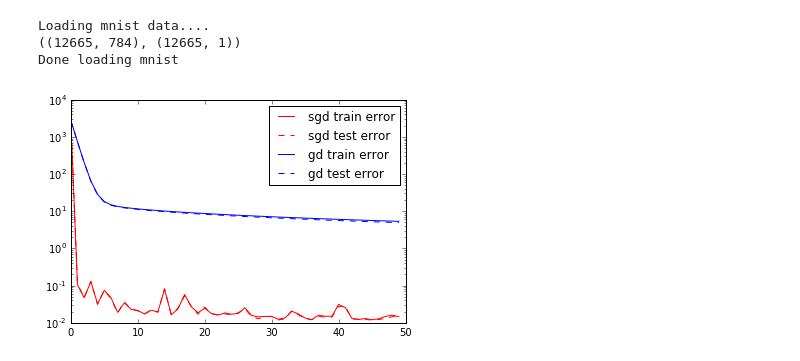
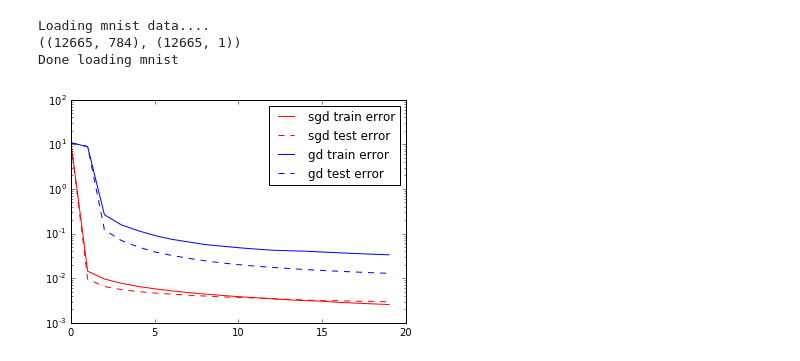
Before and after one commit to agnusmaximus/snippets, a Jupyter notebook: gd.ipynb, the cells around one changed output. Drawn from its saved outputs; the diff is of its cells as text; code cells hidden in the pictures.

```diff
--- a/gd.ipynb
+++ b/gd.ipynb
@@ -64,7 +64,7 @@ def GD(X, y, X_test, y_test, gd_w, compute_gradient, compute_loss, n_iters=100,
         test_losses.append(test_loss)
 
         gradient = compute_gradient(X, y, gd_w)
-        gd_w = gd_w - gd_gamma * gradient
+        gd_w = gd_w - gd_gamma * gradient/X.shape[0]
     return train_losses, test_losses
 # %% [markdown]
 
@@ -171,13 +172,19 @@ d = 20;
 n = 2000;
 n_test = 100;
 X, y, X_test, y_test = GenerateGaussianLogisticRegressionDataset(n, d, n_test, sparsity=.8)
+T = 200
 
 # Initial models for both sgd and gd are the same
 gd_w = np.mat(np.random.rand(d,1))
 sgd_w = gd_w
 
 def hyp(theta, x):
-    return float(1 / (1 + np.exp(-x.dot(theta))))
+    r = float(1 / (1 + np.exp(-x.dot(theta))))
+    if r == 0:
+        return 1e-10
+    if r == 1:
+        return 1 - 1e-10
+    return r
 
 def ComputeLoss(X, y, theta):
     loss = 0
@@ -192,7 +199,7 @@ def GradientAtDatapoint(weights, datapoint_weights, datapoint_label):
 
 def ComputeGradient(X, y, w):
     h = np.matrix([[hyp(w, x)] for x in X])
-    gd_grad = (X.T * (h-y))/n
+    gd_grad = (X.T * (h-y))
     return gd_grad
 
 sgd_train_losses, sgd_test_losses = SGD(X, y, X_test, y_test, sgd_w,
@@ -277,21 +282,21 @@ Done loading mnist
 # %%
 # Initial models for both sgd and gd are the same
 gd_w = np.mat(np.random.rand(784,1))
 sgd_w = gd_w
-T = 50
+T = 20
 
 sgd_train_losses, sgd_test_losses = SGD(X_mnist, y_mnist, X_test_mnist, y_test_mnist, sgd_w,
                                         GradientAtDatapoint, ComputeLoss,
                                         n_iters=T, sgd_gamma=.005)
 gd_train_losses, gd_test_losses = GD(X_mnist, y_mnist, X_test_mnist, y_test_mnist, gd_w,
                                      ComputeGradient, ComputeLoss,
-                                     n_iters=T, gd_gamma=.0000005)
+                                     n_iters=T, gd_gamma=5)
 
 plt.semilogy(range(T), sgd_train_losses, 'r-', label="sgd train error")
 plt.semilogy(range(T), sgd_test_losses, '--r', label="sgd test error")
 plt.semilogy(range(T), gd_train_losses, 'b-', label="gd train error")
 plt.semilogy(range(T), gd_test_losses, '--b', label="gd test error")
 plt.legend(loc="upper right")
 plt.show();
 # %% [output]
-[figure, old version]
+[figure, new version]
```
Also changed, not shown: parts of 2 cells of this notebook.
